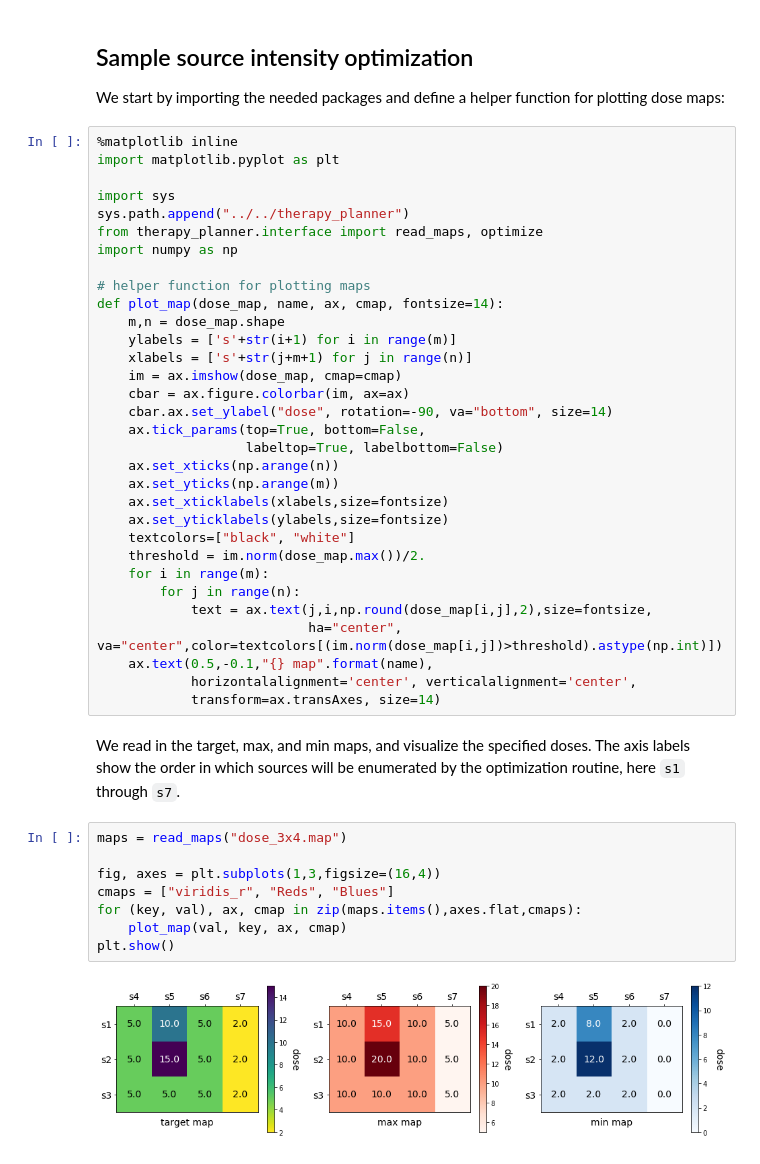
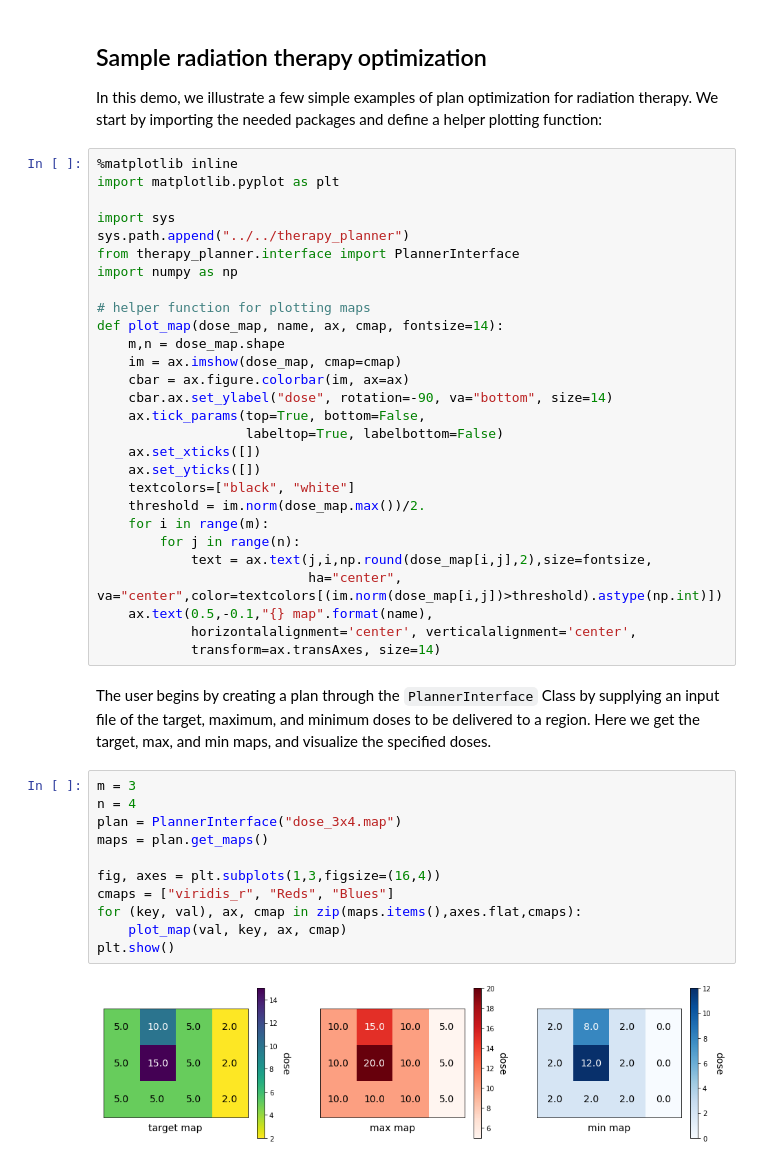
Before and after one commit to DualSapiens/cs207-FinalProject, a Jupyter notebook: docs/examples/optimize_demo.ipynb, the cells around one changed output. Saved outputs shown, nothing was run; the diff lists cells and outputs as text.

```diff
--- a/docs/examples/optimize_demo.ipynb
+++ b/docs/examples/optimize_demo.ipynb
@@ -1,30 +1,26 @@
 # %% [markdown]
-## Sample source intensity optimization
+## Sample radiation therapy optimization
 
-We start by importing the needed packages and define a helper function for plotting dose maps:
+In this demo, we illustrate a few simple examples of plan optimization for radiation therapy. We start by importing the needed packages and define a helper plotting function:
 # %%
 %matplotlib inline
 import matplotlib.pyplot as plt
 
 import sys
 sys.path.append("../../therapy_planner")
-from therapy_planner.interface import read_maps, optimize
+from therapy_planner.interface import PlannerInterface
 import numpy as np
 
 # helper function for plotting maps
 def plot_map(dose_map, name, ax, cmap, fontsize=14):
     m,n = dose_map.shape
-    ylabels = ['s'+str(i+1) for i in range(m)]
-    xlabels = ['s'+str(j+m+1) for j in range(n)]
     im = ax.imshow(dose_map, cmap=cmap)
     cbar = ax.figure.colorbar(im, ax=ax)
     cbar.ax.set_ylabel("dose", rotation=-90, va="bottom", size=14)
     ax.tick_params(top=True, bottom=False,
                    labeltop=True, labelbottom=False)
-    ax.set_xticks(np.arange(n))
-    ax.set_yticks(np.arange(m))
-    ax.set_xticklabels(xlabels,size=fontsize)
-    ax.set_yticklabels(ylabels,size=fontsize)
+    ax.set_xticks([])
+    ax.set_yticks([])
     textcolors=["black", "white"]
     threshold = im.norm(dose_map.max())/2.
     for i in range(m):
@@ -34,15 +30,18 @@ def plot_map(dose_map, name, ax, cmap, fontsize=14):
     ax.text(0.5,-0.1,"{} map".format(name),
             horizontalalignment='center', verticalalignment='center',
             transform=ax.transAxes, size=14)
-# %% [markdown]
-We read in the target, max, and min maps, and visualize the specified doses. The axis labels show the order in which sources will be enumerated by the optimization routine, here `s1` through `s7`.
+# %% [markdown]
+The user begins by creating a plan through the `PlannerInterface` Class by supplying an input file of the target, maximum, and minimum doses to be delivered to a region. Here we get the target, max, and min maps, and visualize the specified doses.
 # %%
-maps = read_maps("dose_3x4.map")
+m = 3
+n = 4
+plan = PlannerInterface("dose_3x4.map")
+maps = plan.get_maps()
 
 fig, axes = plt.subplots(1,3,figsize=(16,4))
 cmaps = ["viridis_r", "Reds", "Blues"]
 for (key, val), ax, cmap in zip(maps.items(),axes.flat,cmaps):
     plot_map(val, key, ax, cmap)
 plt.show()
 # %% [output]
-[figure, old version]
+[figure, new version]
```
Also changed, not shown: parts of 22 cells of this notebook, 8 other files.
